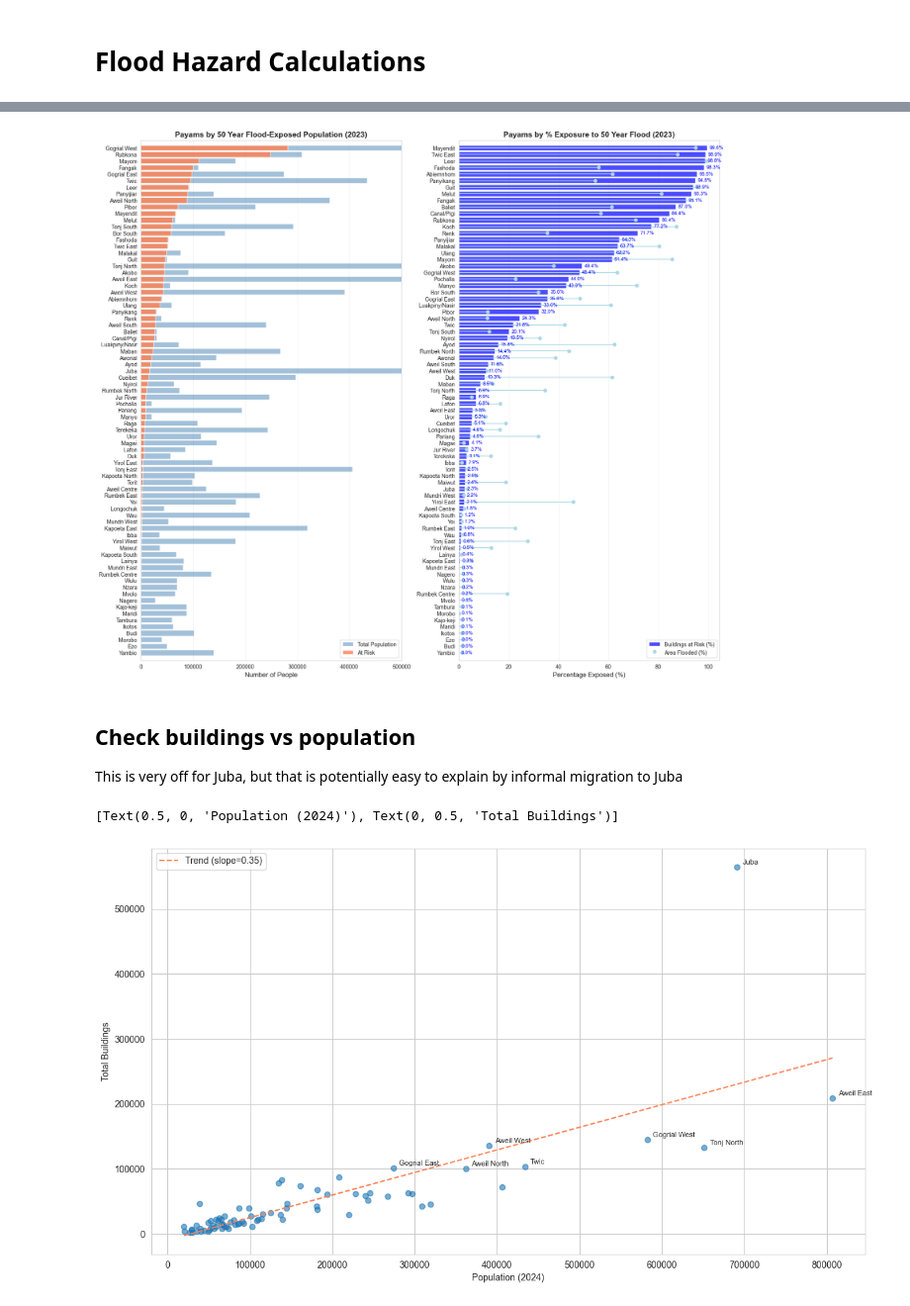
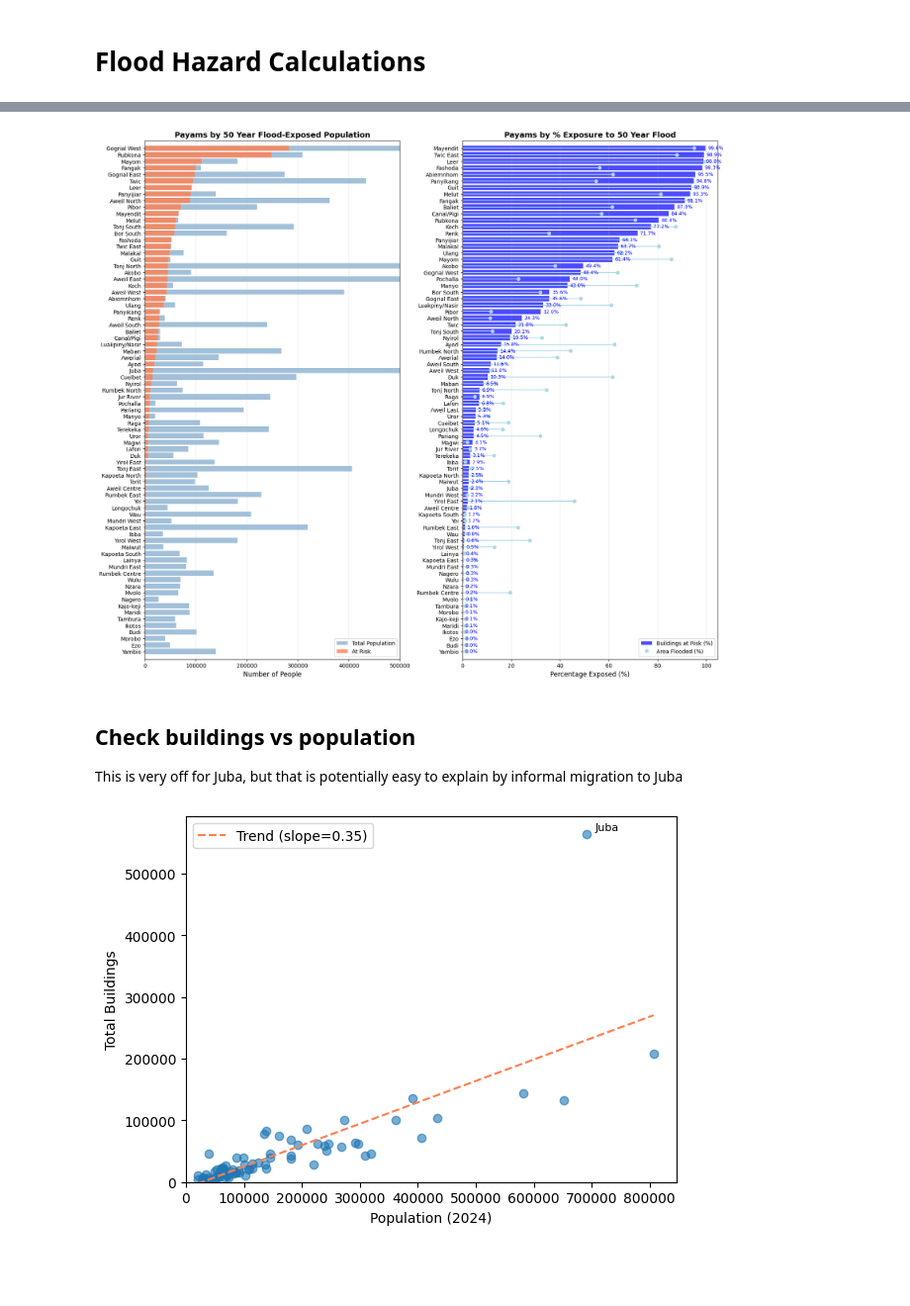
Before and after one commit to angusmcb/south-sudan-floods, a Jupyter notebook: flood_analysis.ipynb, the cells around one changed output, grey strips where cells are left out. Shown at 99% size. Saved outputs shown, nothing was run; the diff lists cells and outputs as text; code cells hidden in the pictures; blank space fills up the shorter version.

```diff
--- a/flood_analysis.ipynb
+++ b/flood_analysis.ipynb
@@ -128,11 +128,11 @@ admin2 = (
     .map(lambda f: f.set("area", f.geometry().area()))
 )
 
-population_csv = pd.read_csv("../data/ssd_2023_population_estimates_data.csv")
+population_csv = pd.read_csv("data/ssd_2023_population_estimates_data.csv")
 population_data = population_csv[["Admin1", "Admin2", "Population_2024"]]
 admin2 = geemap.ee_join_table(admin2, population_data, "Admin2", "Admin2")
 
-# wia_csv = pd.read_csv("../data/wia_scores.csv")
+# wia_csv = pd.read_csv("data/wia_scores.csv")
 # wia_selected = wia_csv[["ADM2_EN", "Flood impact", "Flood exposure"]]
 # admin2 = geemap.ee_join_table(admin2, wia_selected, "Admin2", "ADM2_EN")
 
@@ -374,15 +372,15 @@ _wet_season_filter = ee.Filter.calendarRange(9, 10, field="month")
 
 wet_season_minimum_s1 = ee.ImageCollection(
     s1.filter(_wet_season_filter)
-    .map(lambda img: img.set("YYYY", img.date().format("YYYY")))
-    .aggregate_array("YYYY")
+    .map(lambda img: img.set("year", img.date().get("year")))
+    .aggregate_array("year")
     .distinct()
     .map(
         lambda year: (
-            s1.filter(ee.Filter.calendarRange(int(year), int(year), "year"))
+            s1.filter(ee.Filter.calendarRange(ee.Number(year), field="year"))
             .filter(_wet_season_filter)
             .median()
-            .set("system:index", year)
+            .set("system:index", ee.String(year))
         )
     )
 )
@@ -718,7 +722,7 @@ ax1.set_xlim(0, 500000)
 # ax1.set_xscale("log")
 
 ax1.set_title(
-    f"Payams by 50 Year Flood-Exposed Population ({YEAR})",
+    "Payams by 50 Year Flood-Exposed Population",
     fontsize=14,
     fontweight="bold",
 )
@@ -760,7 +764,7 @@ for i, (bar, val) in enumerate(zip(bars, ordered_by_pct["percentage_at_risk"])):
         color="blue",
     )
 # %% [output]
-[figure, old version]
+[figure, new version]
 # %% [markdown]
 ## Check buildings vs population
 
@@ -768,31 +772,33 @@ This is very off for Juba, but that is potentially easy to explain by informal m
 # %%
 fig, ax = plt.subplots()
 
 ax.scatter(df["Population_2024"], df["all_buildings"], alpha=0.6)
 
 # Trend line
 m, b = np.polyfit(df["Population_2024"], df["all_buildings"], 1)
 x = np.linspace(df["Population_2024"].min(), df["Population_2024"].max(), 200)
 ax.plot(
     x,
     m * x + b,
     color="coral",
     linewidth=1.5,
     linestyle="--",
     label=f"Trend (slope={m:.2f})",
 )
 ax.legend()
 
-for i, row in df.nlargest(8, "all_buildings").iterrows():
+for i, row in df.nlargest(1, "all_buildings").iterrows():
     ax.annotate(
         row["Admin2"],
         xy=(row["Population_2024"], row["all_buildings"]),
         xytext=(6, 3),
         textcoords="offset points",
         fontsize=8,
     )
 
-ax.set(xlabel="Population (2024)", ylabel="Total Buildings");
+ax.set(xlabel="Population (2024)", ylabel="Total Buildings")
+
+ax.set_xbound(lower=0)
+ax.set_ybound(lower=0);
 # %% [output]
-[Text(0.5, 0, 'Population (2024)'), Text(0, 0.5, 'Total Buildings')]
-[figure, old version]
+[figure, new version]
```
Also changed, not shown: parts of 14 cells of this notebook.
